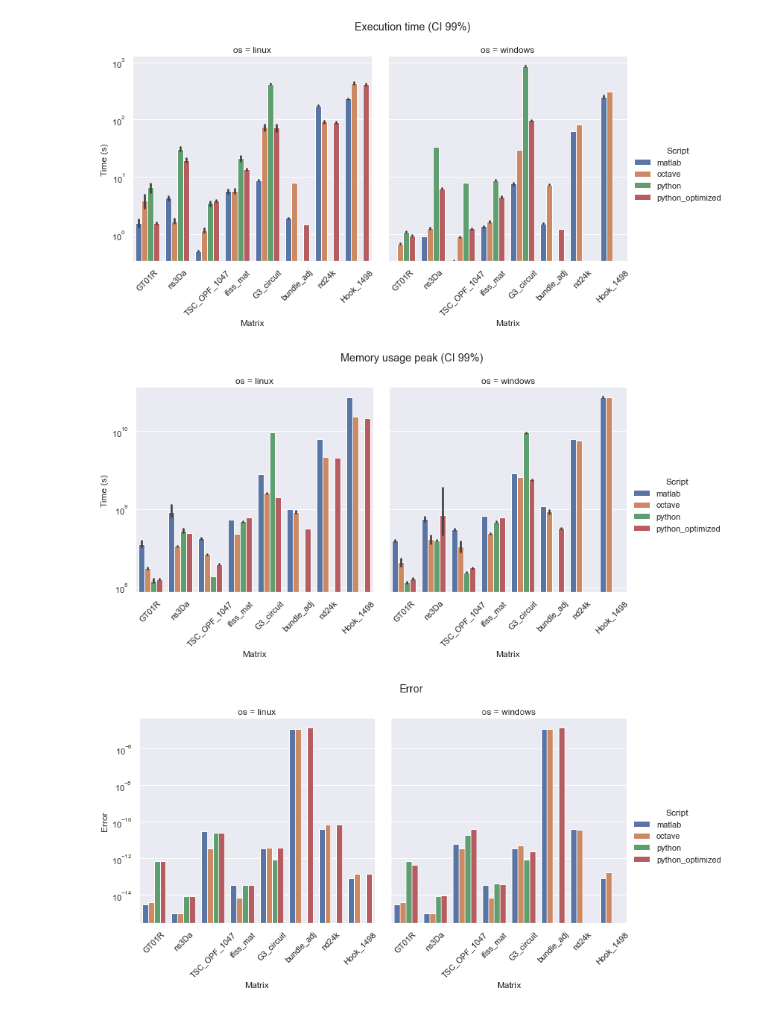
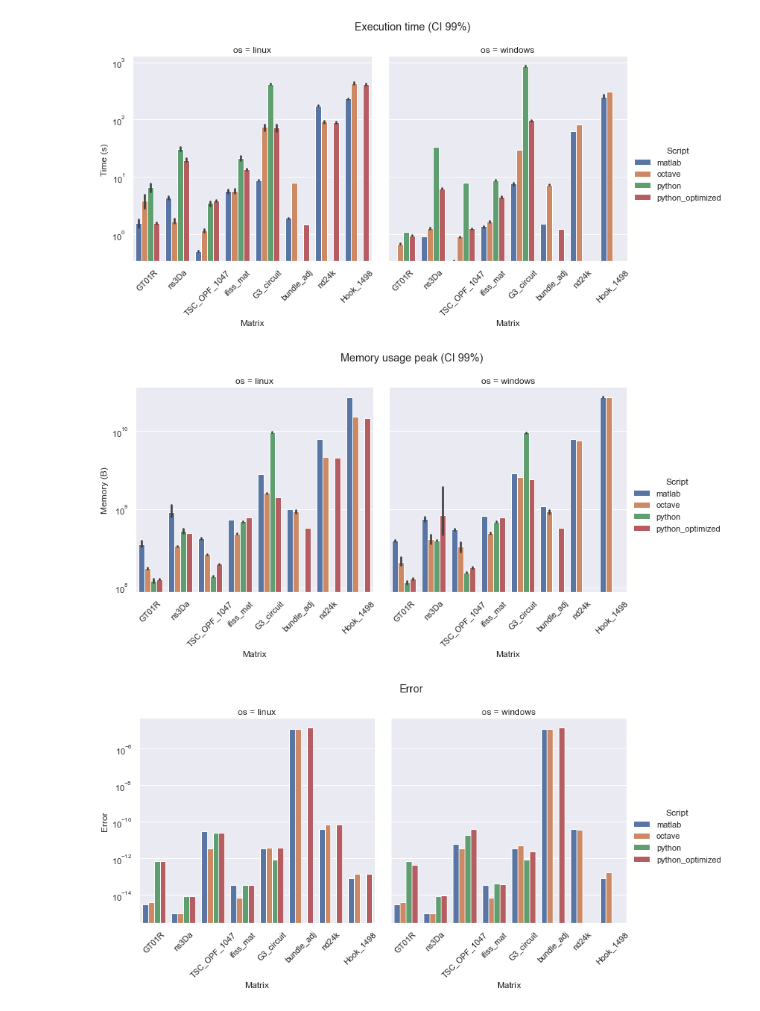
Before and after one commit to AuPath/Progetto-Calcolo-Scientifico, a Jupyter notebook: analysis.ipynb, the cells around one changed output. Drawn from its saved outputs; the diff is of its cells as text; code cells hidden in the pictures.

Commit message:
Corretta label asse y

```diff
--- a/analysis.ipynb
+++ b/analysis.ipynb
@@ -134,20 +134,20 @@ plt.show()
 # %%
 g = sns.catplot(x="matrix", y="mem_peak", hue="script", col="os", kind='bar', data=df, ci=CI, log=True,
                  order=order_nnz)
-g.set_axis_labels('Matrix', "Time (s)")
+g.set_axis_labels('Matrix', "Memory (B)")
 g.legend.set_title("Script")
 g.fig.subplots_adjust(top=0.85) # adjust the Figure in rp
 g.fig.suptitle(f'Memory usage peak (CI {CI}%)')
 
 for ax in g.axes.flatten():
     for tick in ax.get_xticklabels():
         tick.set(rotation=45)
 
 plt.savefig(f"{OUT_ASSETS_PATH + 'memory'}.jpg", bbox_inches='tight', dpi=DPI)
 
 plt.show()
 # %% [output]
-[figure, old version]
+[figure, new version]
 # %%
 g = sns.catplot(x="matrix", y="error", hue="script", col="os", kind='bar', data=df, ci=CI, log=True,
                  order=order_nnz)
```
Also changed, not shown: 2 other files.
